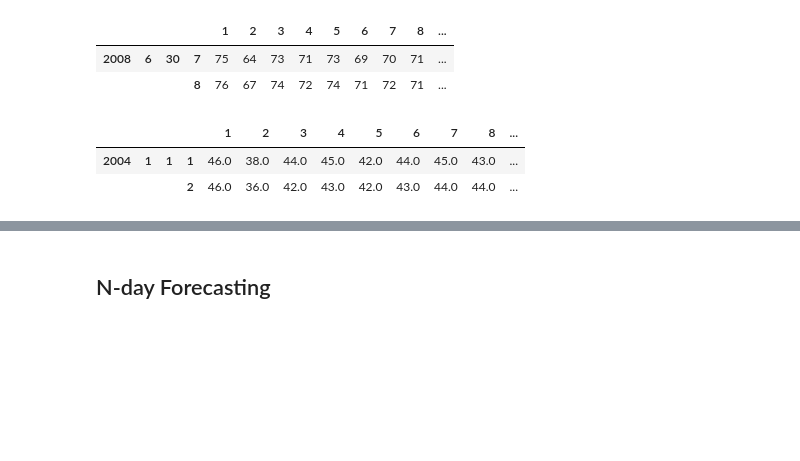
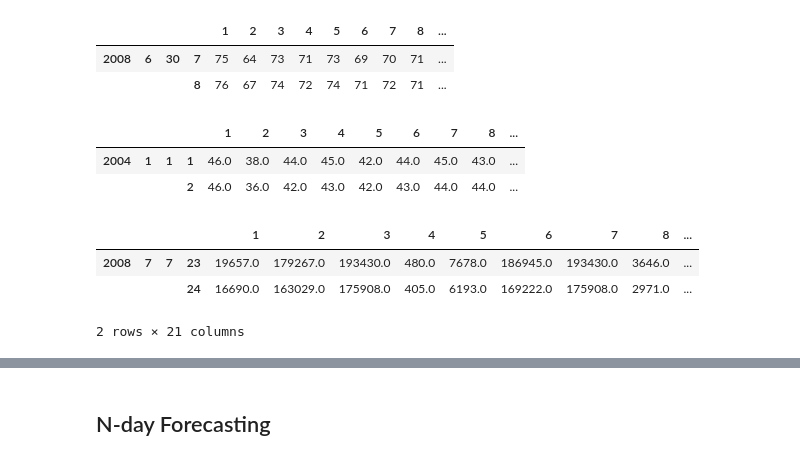
Before and after one commit to Pedromacedo41/MAP573, a Jupyter notebook: src/Francisco/RNN_TSF.ipynb, the cells around one changed output, grey strips where cells are left out. Drawn from its saved outputs; the diff is of its cells as text; code cells hidden in the pictures; blank space fills up the shorter version.

```diff
--- a/src/Francisco/RNN_TSF.ipynb
+++ b/src/Francisco/RNN_TSF.ipynb
@@ -332,0 +331,8 @@ zone_T['mean'] =
+# %%
+T_mean = zone_T.mean(axis=1)
+temp['T'] = T_mean
+# %% [output]
+|  |  |  |  | 1 | 2 | 3 | 4 | 5 | 6 | 7 | 8 | ... |
+| 2008 | 7 | 7 | 23 | 19657.0 | 179267.0 | 193430.0 | 480.0 | 7678.0 | 186945.0 | 193430.0 | 3646.0 | ... |
+|  |  |  | 24 | 16690.0 | 163029.0 | 175908.0 | 405.0 | 6193.0 | 169222.0 | 175908.0 | 2971.0 | ... |
+2 rows × 21 columns
```
Also changed, not shown: parts of 3 cells of this notebook.
